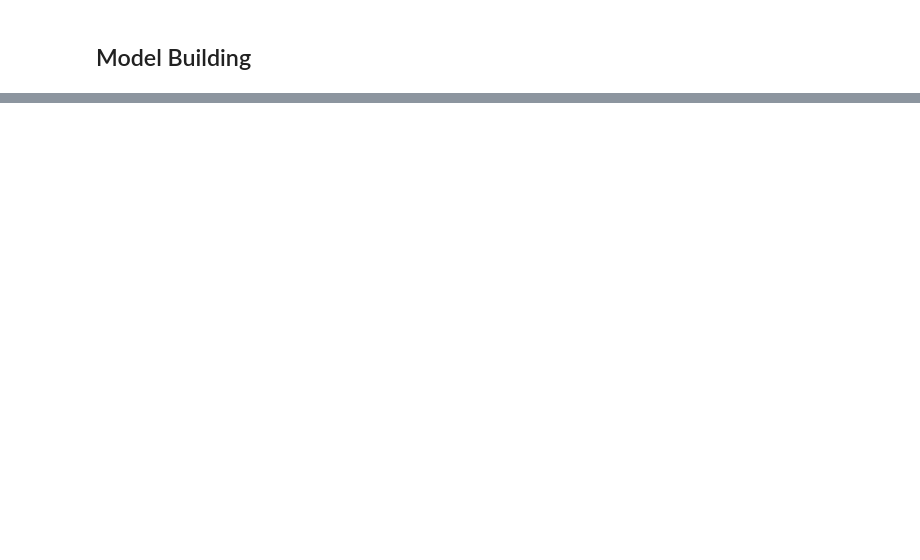
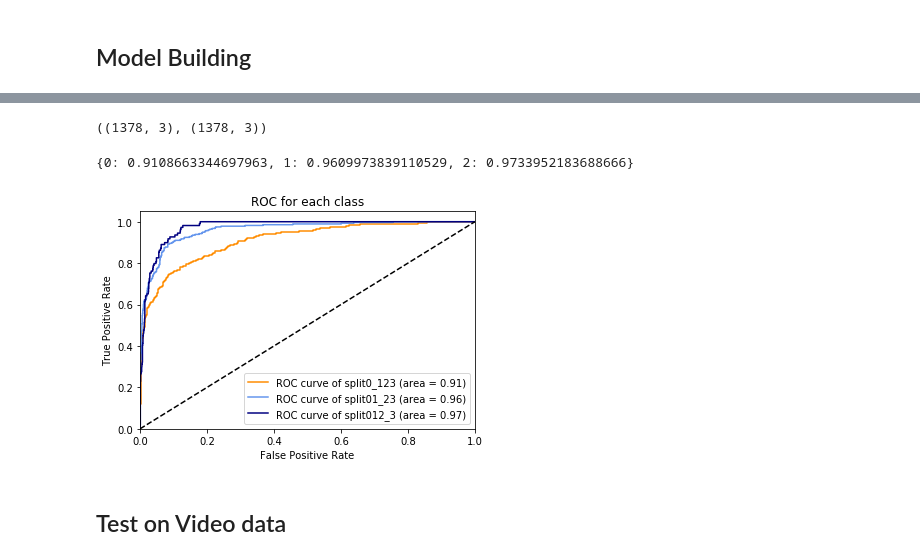
Before and after one commit to wenshuoliu/DLproj, a Jupyter notebook: UC_colonoscopy/phase2.ipynb, the cells around one changed output, grey strips where cells are left out. Saved outputs shown, nothing was run; the diff lists cells and outputs as text; code cells hidden in the pictures; blank space fills up the shorter version.

```diff
--- a/UC_colonoscopy/phase2.ipynb
+++ b/UC_colonoscopy/phase2.ipynb
@@ -158,0 +264,4 @@ InternalError: Failed to create session.
+# %%
+model.load_weights(model_path+'phase2_0511_2.h5')
+# %%
+y = model.predict_generator(tst_itr, verbose=1)
@@ -158,0 +270,8 @@ InternalError: Failed to create session.
+# %%
+y_pred = np.concatenate(y, axis=1)
+# %%
+y_true = tst_df[['split0_123', 'split01_23', 'split012_3']].values
+# %%
+y_pred.shape, y_true.shape
+# %% [output]
+((1378, 3), (1378, 3))
@@ -158,0 +280,7 @@ InternalError: Failed to create session.
+# %%
+plot_roc(y_pred, y_true, classes=['split0_123', 'split01_23', 'split012_3'])
+# %% [output]
+{0: 0.9108663344697963, 1: 0.9609973839110529, 2: 0.9733952183688666}
+[figure, added]
+# %% [markdown]
+## Test on Video data
```
Also changed, not shown: parts of 44 cells of this notebook, 4 other files.
